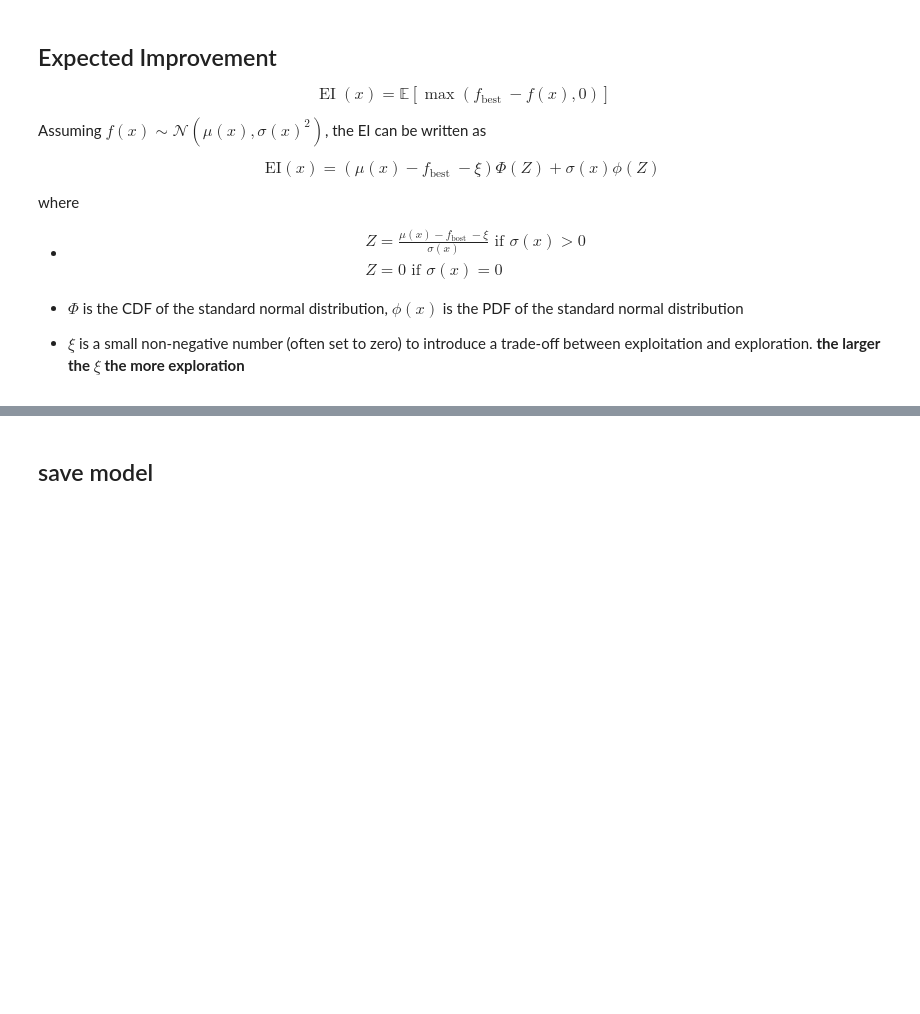
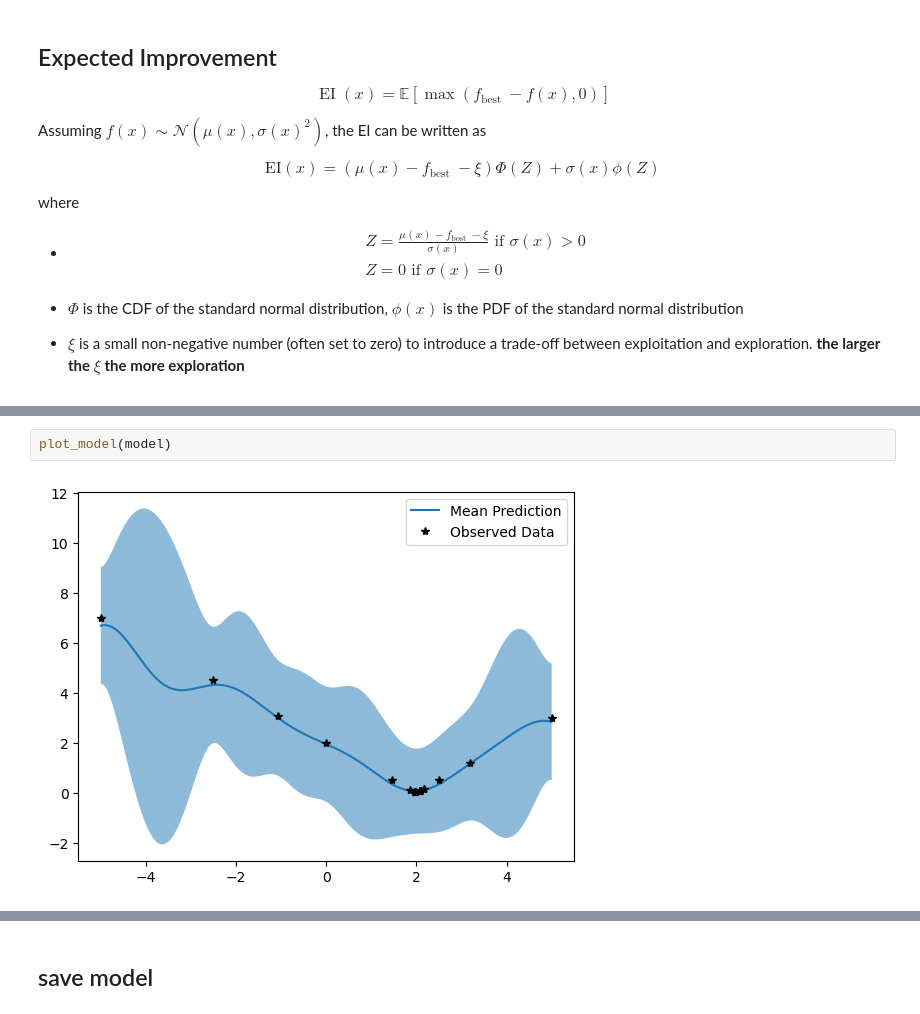
Before and after one commit to AliAlkadhim/Pythia8_SBI_Tune, a Jupyter notebook: code/BayesOpt/GPytorch_BO_example.ipynb, the cells around one changed output, grey strips where cells are left out. Drawn from its saved outputs; the diff is of its cells as text; blank space fills up the shorter version.

```diff
--- a/code/BayesOpt/GPytorch_BO_example.ipynb
+++ b/code/BayesOpt/GPytorch_BO_example.ipynb
@@ -129,0 +334,4 @@ plt.show()
+# %%
+plot_model(model)
+# %% [output]
+[figure, added]
```
Also changed, not shown: parts of 37 cells of this notebook.
